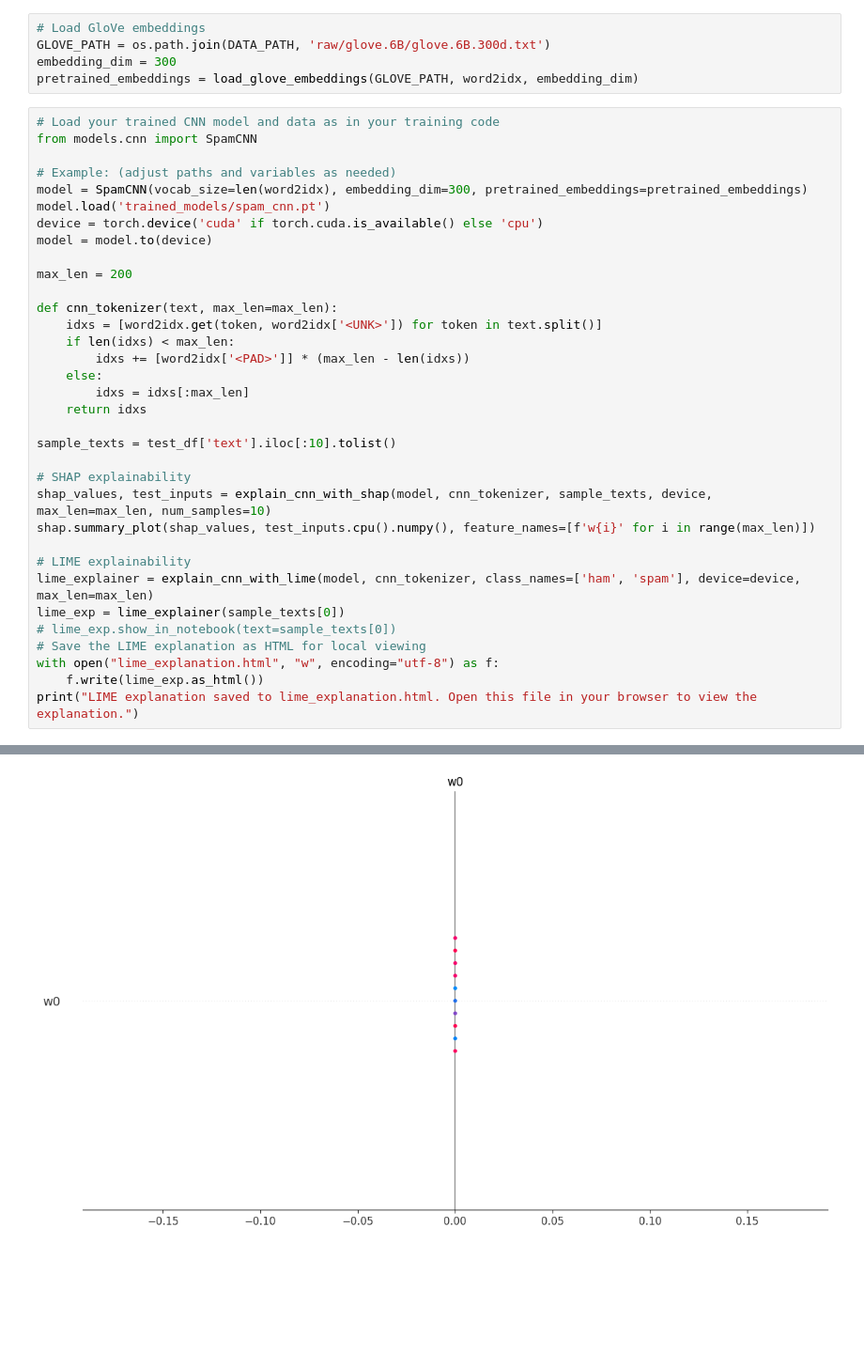
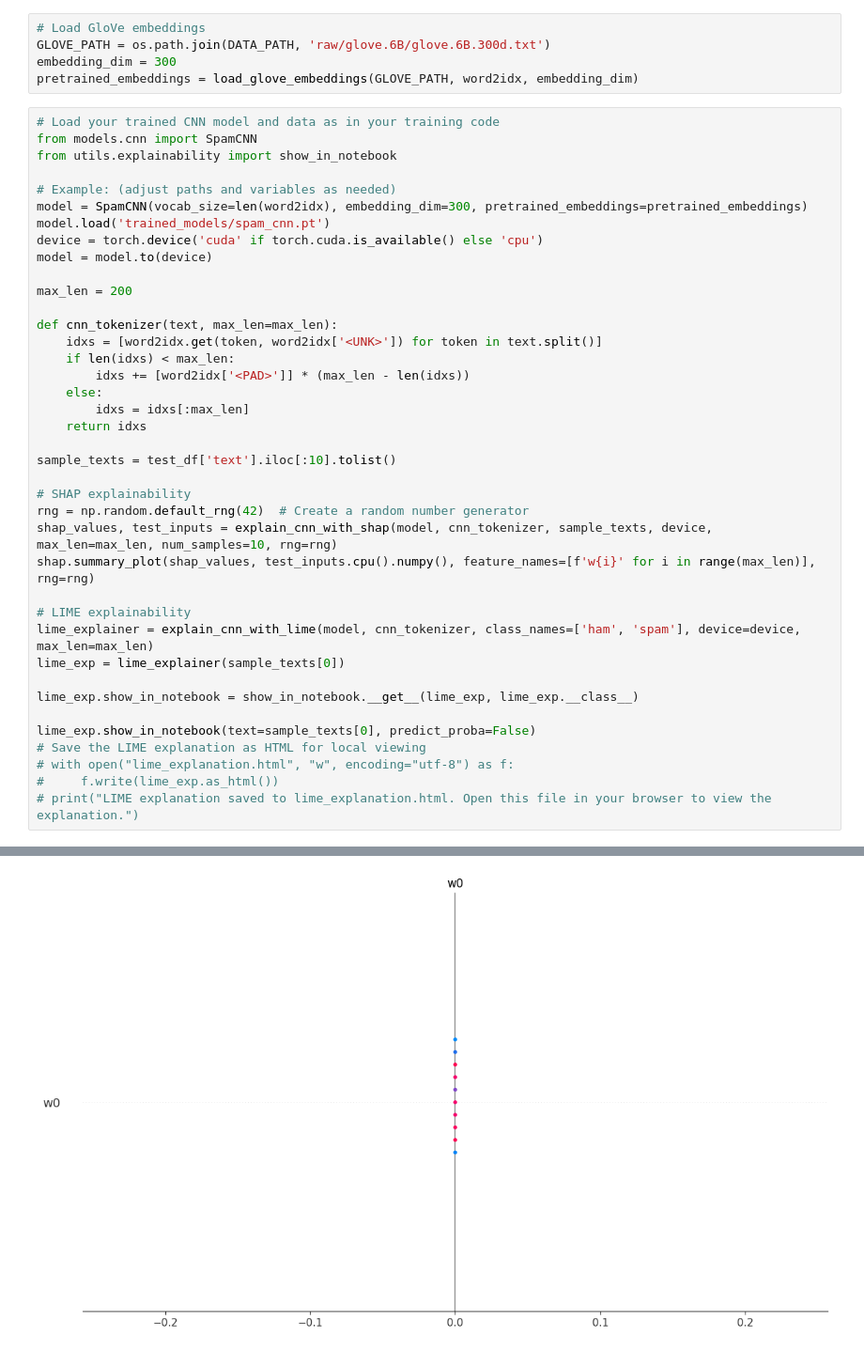
Before and after one commit to RationalEar/spam_detection2, a Jupyter notebook: local.ipynb, the cells around one changed output, grey strips where cells are left out. Shown at 94% size. Drawn from its saved outputs; the diff is of its cells as text; blank space fills up the shorter version.

```diff
--- a/local.ipynb
+++ b/local.ipynb
@@ -41,37 +53,42 @@ pretrained_embeddings = load_glove_embeddings(GLOVE_PATH, word2idx, embedding_di
 # %%
 # Load your trained CNN model and data as in your training code
 from models.cnn import SpamCNN
+from utils.explainability import show_in_notebook
 
 # Example: (adjust paths and variables as needed)
 model = SpamCNN(vocab_size=len(word2idx), embedding_dim=300, pretrained_embeddings=pretrained_embeddings)
 model.load('trained_models/spam_cnn.pt')
 device = torch.device('cuda' if torch.cuda.is_available() else 'cpu')
 model = model.to(device)
 
 max_len = 200
 
 def cnn_tokenizer(text, max_len=max_len):
     idxs = [word2idx.get(token, word2idx['<UNK>']) for token in text.split()]
     if len(idxs) < max_len:
         idxs += [word2idx['<PAD>']] * (max_len - len(idxs))
     else:
         idxs = idxs[:max_len]
     return idxs
 
 sample_texts = test_df['text'].iloc[:10].tolist()
 
 # SHAP explainability
-shap_values, test_inputs = explain_cnn_with_shap(model, cnn_tokenizer, sample_texts, device, max_len=max_len, num_samples=10)
-shap.summary_plot(shap_values, test_inputs.cpu().numpy(), feature_names=[f'w{i}' for i in range(max_len)])
+rng = np.random.default_rng(42)  # Create a random number generator
+shap_values, test_inputs = explain_cnn_with_shap(model, cnn_tokenizer, sample_texts, device, max_len=max_len, num_samples=10, rng=rng)
+shap.summary_plot(shap_values, test_inputs.cpu().numpy(), feature_names=[f'w{i}' for i in range(max_len)], rng=rng)
 
 # LIME explainability
 lime_explainer = explain_cnn_with_lime(model, cnn_tokenizer, class_names=['ham', 'spam'], device=device, max_len=max_len)
 lime_exp = lime_explainer(sample_texts[0])
-# lime_exp.show_in_notebook(text=sample_texts[0])
+
+lime_exp.show_in_notebook = show_in_notebook.__get__(lime_exp, lime_exp.__class__)
+
+lime_exp.show_in_notebook(text=sample_texts[0], predict_proba=False)
 # Save the LIME explanation as HTML for local viewing
-with open("lime_explanation.html", "w", encoding="utf-8") as f:
-    f.write(lime_exp.as_html())
-print("LIME explanation saved to lime_explanation.html. Open this file in your browser to view the explanation.")
+# with open("lime_explanation.html", "w", encoding="utf-8") as f:
+#     f.write(lime_exp.as_html())
+# print("LIME explanation saved to lime_explanation.html. Open this file in your browser to view the explanation.")
 # %% [output]
 <Figure size 640x480 with 0 Axes>
-[figure, old version]
+[figure, new version]
```
Also changed, not shown: parts of 6 cells of this notebook, 8 other files.
